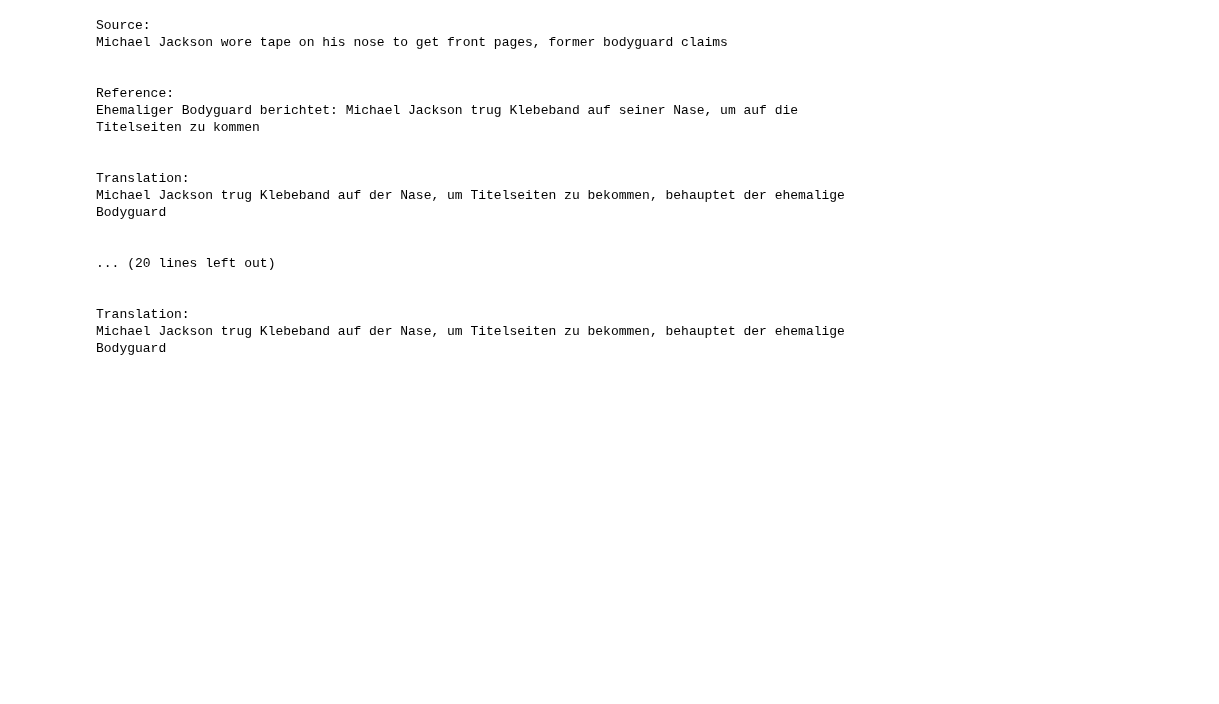
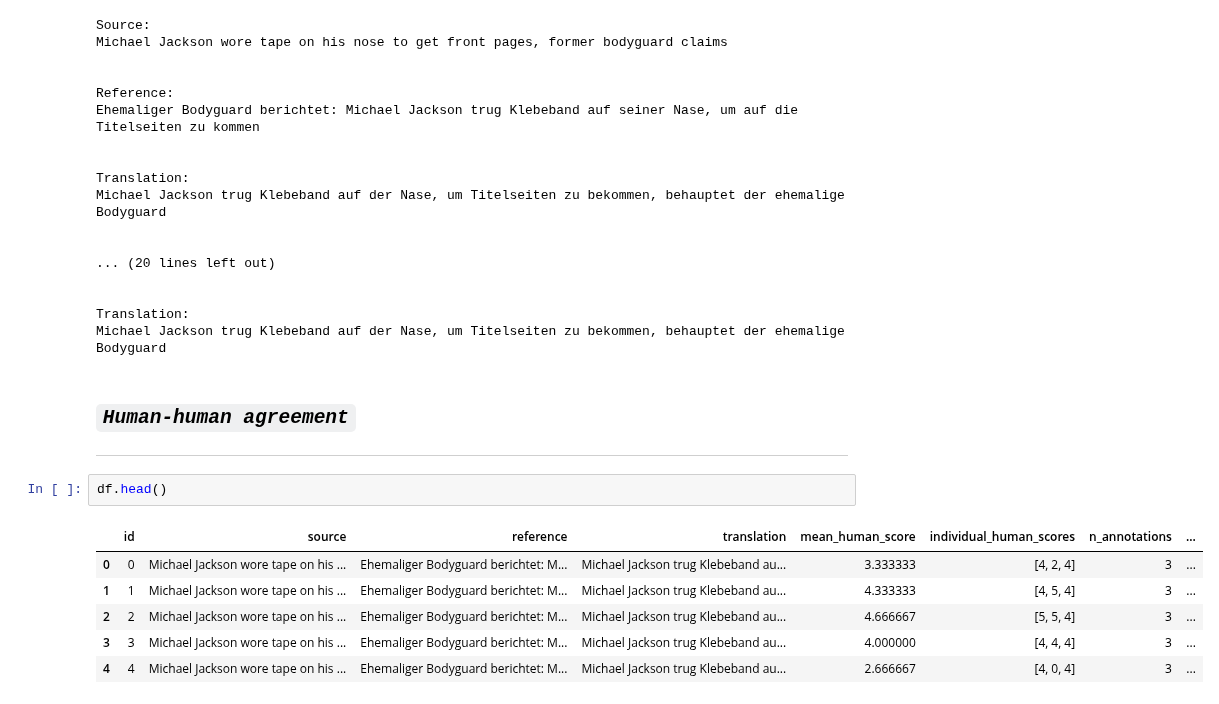
Before and after one commit to Ocean-code-1995/llm-judge-good-enough, a Jupyter notebook: wmt-human/EDA.ipynb, the cells around one changed output. Drawn from its saved outputs; the diff is of its cells as text; blank space fills up the shorter version.

```diff
--- a/wmt-human/EDA.ipynb
+++ b/wmt-human/EDA.ipynb
@@ -196,3 +185,15 @@ Michael Jackson trug Klebeband auf der Nase, um Titelseiten zu bekommen, behaupt
 
 Translation:
 Michael Jackson trug Klebeband auf der Nase, um Titelseiten zu bekommen, behauptet der ehemalige Bodyguard
+# %% [markdown]
+## ***`Human-human agreement`***
+---
+# %%
+df.head()
+# %% [output]
+|  | id | source | reference | translation | mean_human_score | individual_human_scores | n_annotations | ... |
+| 0 | 0 | Michael Jackson wore tape on his ... | Ehemaliger Bodyguard berichtet: M... | Michael Jackson trug Klebeband au... | 3.333333 | [4, 2, 4] | 3 | ... |
+| 1 | 1 | Michael Jackson wore tape on his ... | Ehemaliger Bodyguard berichtet: M... | Michael Jackson trug Klebeband au... | 4.333333 | [4, 5, 4] | 3 | ... |
+| 2 | 2 | Michael Jackson wore tape on his ... | Ehemaliger Bodyguard berichtet: M... | Michael Jackson trug Klebeband au... | 4.666667 | [5, 5, 4] | 3 | ... |
+| 3 | 3 | Michael Jackson wore tape on his ... | Ehemaliger Bodyguard berichtet: M... | Michael Jackson trug Klebeband au... | 4.000000 | [4, 4, 4] | 3 | ... |
+| 4 | 4 | Michael Jackson wore tape on his ... | Ehemaliger Bodyguard berichtet: M... | Michael Jackson trug Klebeband au... | 2.666667 | [4, 0, 4] | 3 | ... |
```
Also changed, not shown: parts of 4 cells of this notebook.
